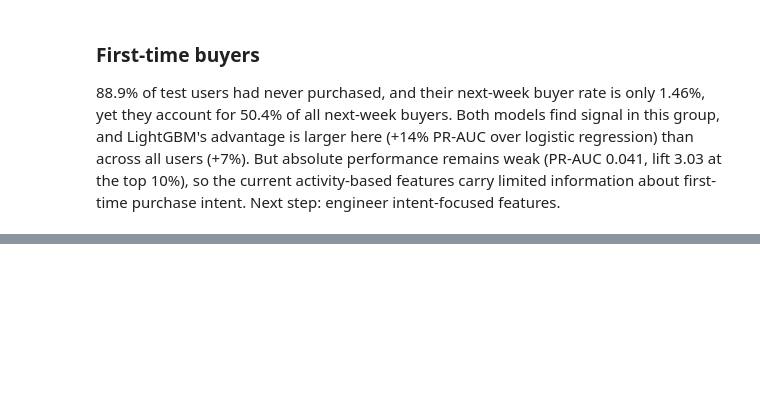
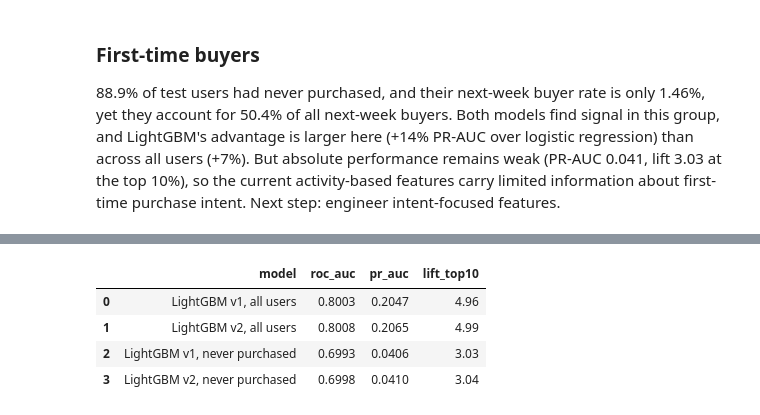
Before and after one commit to LindaZhao-neu/ecommerce-purchase-prediction, a Jupyter notebook: notebooks/purchase_prediction.ipynb, the cells around one changed output, grey strips where cells are left out. Saved outputs shown, nothing was run; the diff lists cells and outputs as text; code cells hidden in the pictures; blank space fills up the shorter version.

```diff
--- a/notebooks/purchase_prediction.ipynb
+++ b/notebooks/purchase_prediction.ipynb
@@ -704,0 +814,16 @@ Share of all next-week buyers who are first-time buyers: 50.4%
+# %%
+# Retrain LightGBM with the same settings and the same validation split, adding only the new features.
+# Keeping everything else identical means any change in performance comes from the features.
+X_tr2, X_val2, y_tr2, y_val2 = train_test_split(
+    train2[features_v2], y_train, test_size=0.2, random_state=42, stratify=y_train
+)
+
+gbm2 = lgb.LGBMClassifier(**gbm.get_params())
+gbm2.fit(
+    X_tr2, y_tr2,
+    eval_set=[(X_val2, y_val2)],
+    eval_metric='average_precision',
+    callbacks=[lgb.early_stopping(100), lgb.log_evaluation(100)],
+)
+
+gbm2_scores = gbm2.predict_proba(test2[features_v2])[:, 1]
@@ -704,0 +836,15 @@ Share of all next-week buyers who are first-time buyers: 50.4%
+# %%
+# Compare v1 (original features) and v2 (with intent features), for all users and for never-purchased users
+comparison = pd.DataFrame([
+    evaluate('LightGBM v1, all users',        y_test, gbm_scores),
+    evaluate('LightGBM v2, all users',        y_test, gbm2_scores),
+    evaluate('LightGBM v1, never purchased',  seg_y,  gbm_scores[never_bought]),
+    evaluate('LightGBM v2, never purchased',  seg_y,  gbm2_scores[never_bought]),
+])
+comparison
+# %% [output]
+|  | model | roc_auc | pr_auc | lift_top10 |
+| 0 | LightGBM v1, all users | 0.8003 | 0.2047 | 4.96 |
+| 1 | LightGBM v2, all users | 0.8008 | 0.2065 | 4.99 |
+| 2 | LightGBM v1, never purchased | 0.6993 | 0.0406 | 3.03 |
+| 3 | LightGBM v2, never purchased | 0.6998 | 0.0410 | 3.04 |
```
Also changed, not shown: parts of 7 cells of this notebook.
